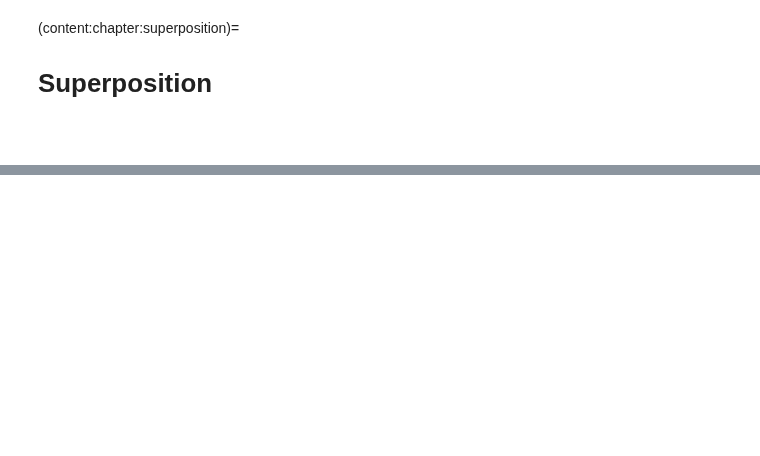
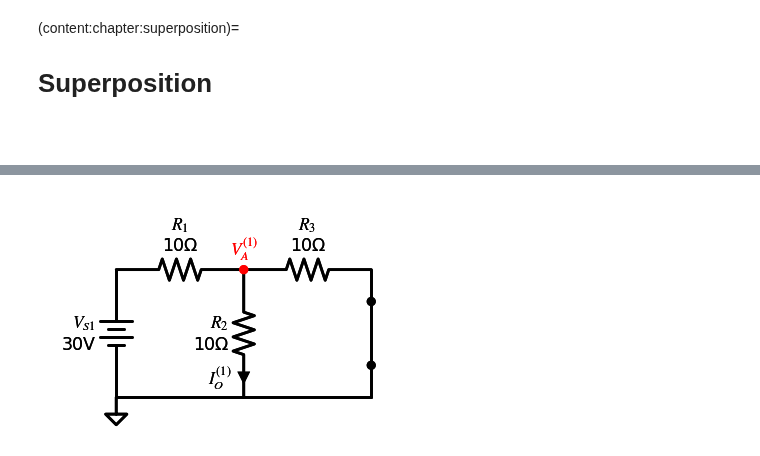
Before and after one commit to Circuit-Analysis/circuit-analysis.github.io, a Jupyter notebook: _sources/chapter-9.ipynb, the cells around one changed output, grey strips where cells are left out. Cells and saved outputs as stored; diff of their text form; code cells hidden in the pictures; blank space fills up the shorter version.

```diff
--- a/_sources/chapter-9.ipynb
+++ b/_sources/chapter-9.ipynb
@@ -385,0 +49,17 @@ $$
+# %%
+import schemdraw
+import schemdraw.elements as elm
+with schemdraw.Drawing(file='super-example-sub1.svg') as d:
+    d += (Vs1 := elm.Battery().up().label('$V_{S1}$\n30V', loc='top').reverse())
+    d += (R1 := elm.Resistor().right().label('$R_{1}$\n10Ω', loc='top'))
+    d += (R3 := elm.Resistor().right().label('$R_{3}$\n10Ω', loc='top'))
+    d += elm.LineDot().down().length(d.unit/4)
+    d += elm.LineDot().down().length(d.unit/2)
+    d += elm.Line().down().length(d.unit/4)
+    d += (LineB := elm.Line().left().tox(Vs1.start))
+    d += (GndSig := elm.GroundSignal())
+    d += (R2 := elm.Resistor().at(R1.end).down().label('$R_{2}$\n10Ω', loc='top'))
+    d += elm.CurrentLabelInline(direction='in', ofst=0.3).at(R2.end).label('$I_O^{(1)}$')
+    d += elm.Dot().color('red').at(R2.start).label('$V_A^{(1)}$')
+# %% [output]
+[figure, added]
```
Also changed, not shown: parts of 17 cells of this notebook, 16 other files.
